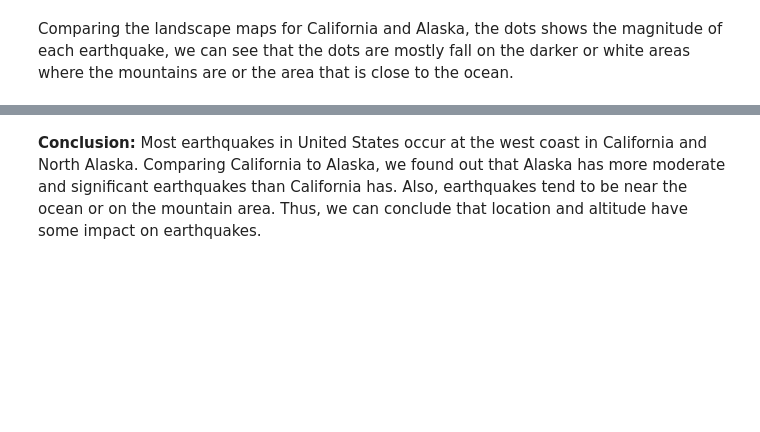
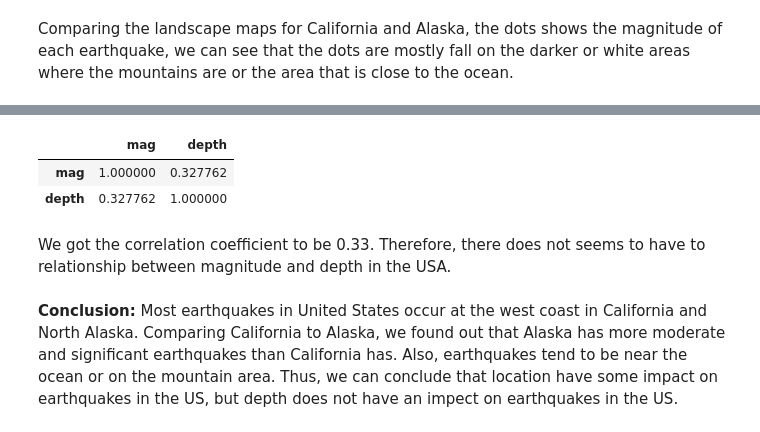
Before and after one commit to karthikapai/earthquakes, a Jupyter notebook: Earthquake_in_the_USA_part2.ipynb, the cells around one changed output, grey strips where cells are left out. Cells and saved outputs as stored; diff of their text form; code cells hidden in the pictures; blank space fills up the shorter version.

```diff
--- a/Earthquake_in_the_USA_part2.ipynb
+++ b/Earthquake_in_the_USA_part2.ipynb
@@ -291,3 +299,12 @@ Comparing the landscape maps for California and Alaska, the dots shows the magni
+# %%
+df = us[['mag','depth']]
+df.corr()
+# %% [output]
+|  | mag | depth |
+| mag | 1.000000 | 0.327762 |
+| depth | 0.327762 | 1.000000 |
+# %% [markdown]
+We got the correlation coefficient to be 0.33. Therefore, there does not seems to have to relationship between magnitude and depth in the USA.
 # %% [markdown]
 <strong>Conclusion:</strong>
-Most earthquakes in United States occur at the west coast in California and North Alaska. Comparing California to Alaska, we found out that Alaska has more moderate and significant earthquakes than California has. Also, earthquakes tend to be near the ocean or on the mountain area. Thus, we can conclude that location and altitude have some impact on earthquakes.
+Most earthquakes in United States occur at the west coast in California and North Alaska. Comparing California to Alaska, we found out that Alaska has more moderate and significant earthquakes than California has. Also, earthquakes tend to be near the ocean or on the mountain area. Thus, we can conclude that location have some impact on earthquakes in the US, but depth does not have an impect on earthquakes in the US.
```
Also changed, not shown: parts of 3 cells of this notebook.
